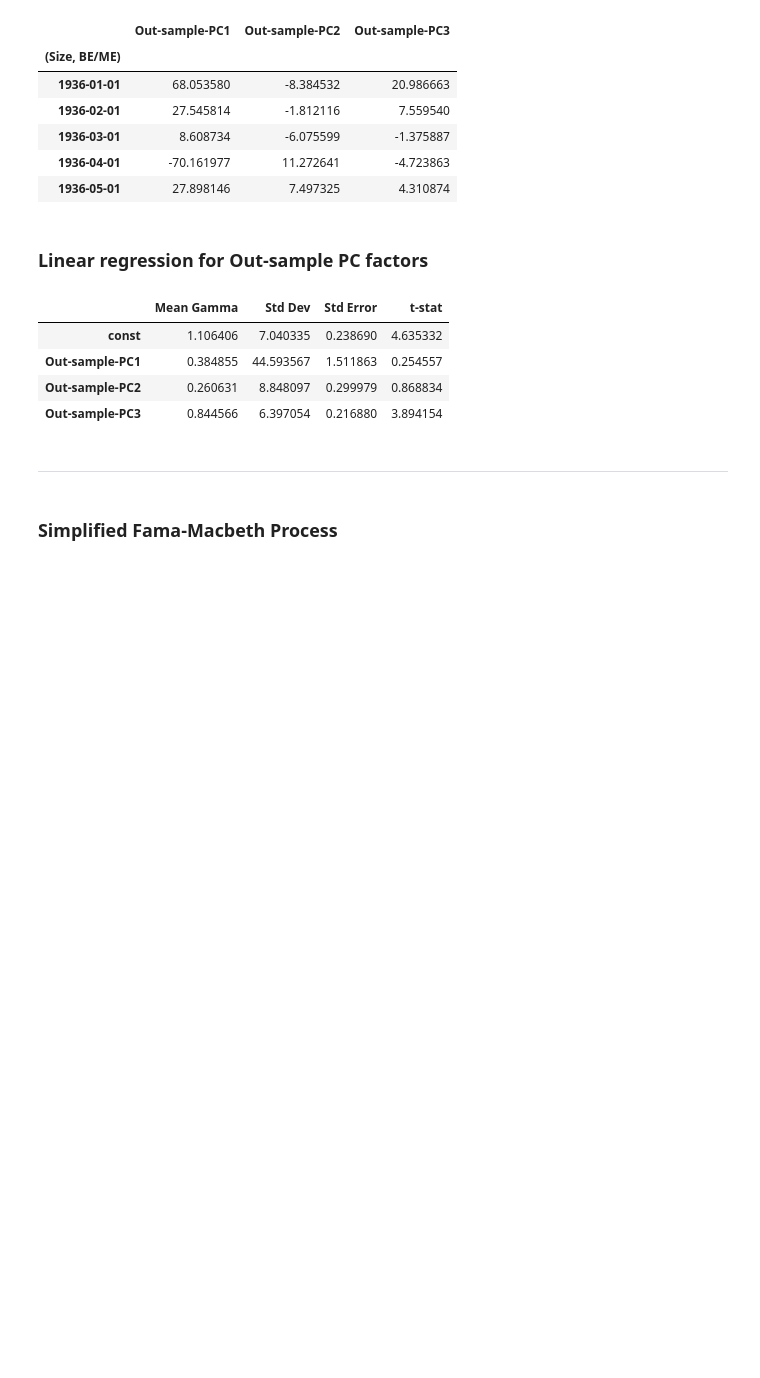
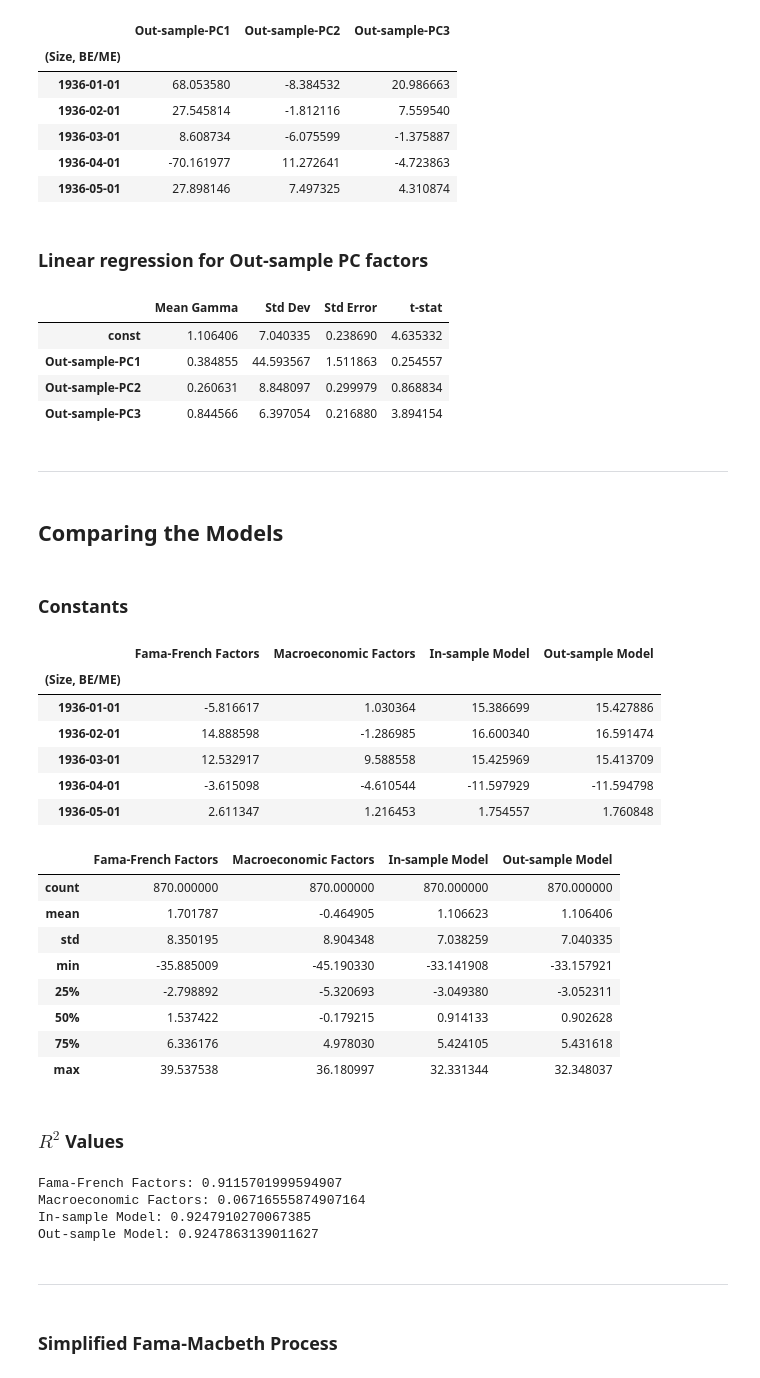
Before and after one commit to Hemasrikar/Financial-Statistics-and-Econometrics, a Jupyter notebook: asset_pricing_tests.ipynb, the cells around one changed output. Saved outputs shown, nothing was run; the diff lists cells and outputs as text; code cells hidden in the pictures; blank space fills up the shorter version.

Commit message:
Done: Need to verify macreconomics model

```diff
--- a/asset_pricing_tests.ipynb
+++ b/asset_pricing_tests.ipynb
@@ -174,7 +174,7 @@ $$R(t)-RF(t)=a+b[RM(t)-RF(t)]+sSMB(t)+hHML(t)+c(t)$$
 X = FF_factors[["Mkt-RF", "SMB", "HML"]]
 Y = excess_returns.copy()
 
-FF_model_results, FF_gamma, FF_gamma0, FF_r_squa = Fama_Macbeth(X, Y)
+FF_model_results, FF_betas, FF_gammas, FF_r_squa = Fama_Macbeth(X, Y)
 FF_model_results.head()
 # %% [output]
 |  | Mean Gamma | Std Dev | Std Error | t-stat |
@@ -190,7 +190,7 @@ FF_model_results.head()
 X = macro_factors[["Div_growth", "DEF = LT Corp. - LT govt.", "TERM = ST govt.-LT govt."]]
 Y = excess_returns.copy()
 
-macro_model_results, macro_gamma, macro_gamma0, macro_r_squa = Fama_Macbeth(X, Y)
+macro_model_results, macro_betas, macro_gammas, macro_r_squa = Fama_Macbeth(X, Y)
 macro_model_results.copy()
 # %% [output]
 |  | Mean Gamma | Std Dev | Std Error | t-stat |
@@ -244,7 +244,7 @@ in_sample_factors_df.head()
 X = in_sample_factors_df[["In-sample-PC1", "In-sample-PC2", "In-sample-PC3"]]
 Y = excess_returns.copy()
 
-insample_model_results, insample_gamma, insample_gamma0, insample_r_squa = Fama_Macbeth(X, Y)
+insample_model_results, insample_betas, insample_gammas, insample_r_squa = Fama_Macbeth(X, Y)
 insample_model_results.copy()
 # %% [output]
 |  | Mean Gamma | Std Dev | Std Error | t-stat |
@@ -318,7 +318,7 @@ out_sample_factors_df.head()
 X = out_sample_factors_df[["Out-sample-PC1", "Out-sample-PC2", "Out-sample-PC3"]]
 Y = excess_returns.copy()
 
-outsample_model_results, outsample_gamma, outsample_gamma0, outsample_r_squa = Fama_Macbeth(X, Y)
+outsample_model_results, outsample_betas, outsample_gammas, outsample_r_squa = Fama_Macbeth(X, Y)
 outsample_model_results.copy()
 # %% [output]
 |  | Mean Gamma | Std Dev | Std Error | t-stat |
@@ -326,6 +326,51 @@ outsample_model_results.copy()
 | Out-sample-PC1 | 0.384855 | 44.593567 | 1.511863 | 0.254557 |
 | Out-sample-PC2 | 0.260631 | 8.848097 | 0.299979 | 0.868834 |
 | Out-sample-PC3 | 0.844566 | 6.397054 | 0.216880 | 3.894154 |
+# %% [markdown]
+---
+# %% [markdown]
+## Comparing the Models
+# %% [markdown]
+### Constants
+# %%
+constants_df = pd.DataFrame({
+    'Fama-French Factors': FF_gammas.iloc[:, 0],
+    'Macroeconomic Factors': macro_gammas.iloc[:, 0],
+    "In-sample Model": insample_gammas.iloc[:, 0],
+    "Out-sample Model": outsample_gammas.iloc[:, 0]
+})
+
+display(constants_df.head())
+constants_df.describe()
+# %% [output]
+|  | Fama-French Factors | Macroeconomic Factors | In-sample Model | Out-sample Model |
+| (Size, BE/ME) |  |  |  |  |
+| 1936-01-01 | -5.816617 | 1.030364 | 15.386699 | 15.427886 |
+| 1936-02-01 | 14.888598 | -1.286985 | 16.600340 | 16.591474 |
+| 1936-03-01 | 12.532917 | 9.588558 | 15.425969 | 15.413709 |
+| 1936-04-01 | -3.615098 | -4.610544 | -11.597929 | -11.594798 |
+| 1936-05-01 | 2.611347 | 1.216453 | 1.754557 | 1.760848 |
+|  | Fama-French Factors | Macroeconomic Factors | In-sample Model | Out-sample Model |
+| count | 870.000000 | 870.000000 | 870.000000 | 870.000000 |
+| mean | 1.701787 | -0.464905 | 1.106623 | 1.106406 |
+| std | 8.350195 | 8.904348 | 7.038259 | 7.040335 |
+| min | -35.885009 | -45.190330 | -33.141908 | -33.157921 |
+| 25% | -2.798892 | -5.320693 | -3.049380 | -3.052311 |
+| 50% | 1.537422 | -0.179215 | 0.914133 | 0.902628 |
+| 75% | 6.336176 | 4.978030 | 5.424105 | 5.431618 |
+| max | 39.537538 | 36.180997 | 32.331344 | 32.348037 |
+# %% [markdown]
+### $R^{2}$ Values
+# %%
+print(f"Fama-French Factors: {np.mean(FF_r_squa)}")
+print(f"Macroeconomic Factors: {np.mean(macro_r_squa)}")
+print(f"In-sample Model: {np.mean(insample_r_squa)}")
+print(f"Out-sample Model: {np.mean(outsample_r_squa)}")
+# %% [output]
+Fama-French Factors: 0.9115701999594907
+Macroeconomic Factors: 0.06716555874907164
+In-sample Model: 0.9247910270067385
+Out-sample Model: 0.9247863139011627
 # %% [markdown]
 ----
 # %% [markdown]
```
